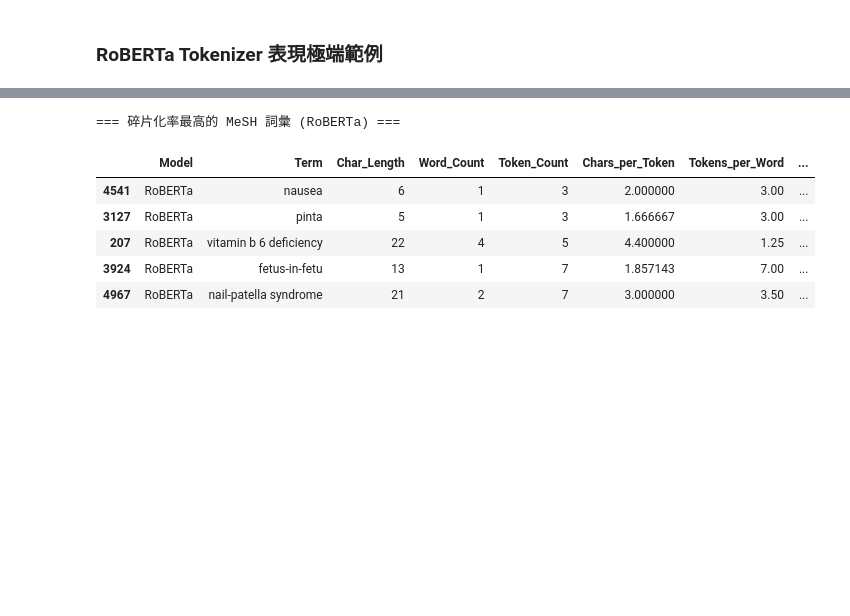
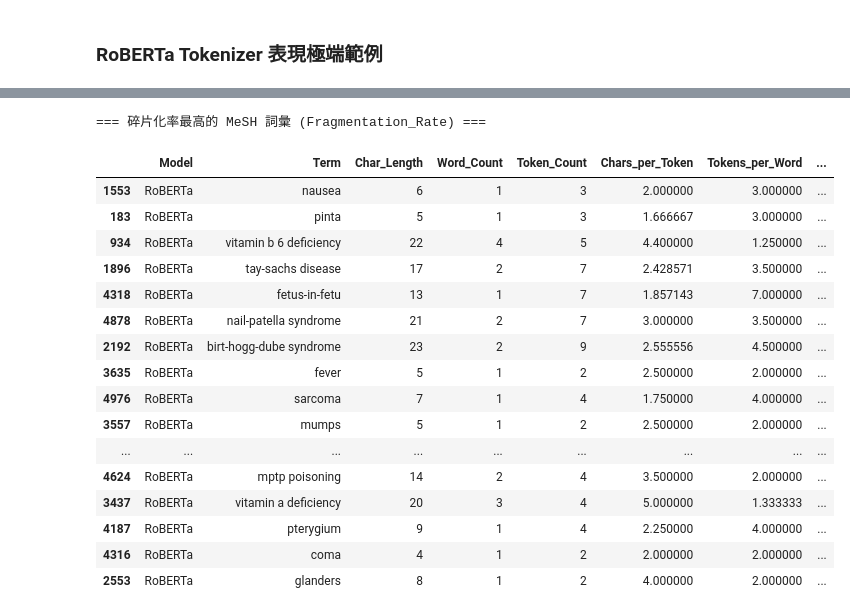
Before and after one commit to Heng1222/Ohsumed_classification, a Jupyter notebook: Model/Token_size_distribution.ipynb, the cells around one changed output, grey strips where cells are left out. Cells and saved outputs as stored; diff of their text form; code cells hidden in the pictures; blank space fills up the shorter version.

```diff
--- a/Model/Token_size_distribution.ipynb
+++ b/Model/Token_size_distribution.ipynb
@@ -51,11 +51,13 @@ def get_random_nouns_df(num_words: int) -> list:
     df_output = pd.DataFrame(random_nouns, columns=['Random_Noun'])
 
     print(f"✅ 已從高品質日常語料中隨機挑選 {len(random_nouns)} 個名詞！")
-    return df_output['Random_Noun'].tolist()
+    result = df_output['Random_Noun'].tolist()
+    random.shuffle(result)
+    return result
 
 # --- 使用範例 ---
-# my_word_list = get_random_nouns_df(3000)
-# print(my_word_list[:10])
+my_word_list = get_random_nouns_df(3000)
+print(my_word_list[:20])
 # %% [output]
 [nltk_data] Downloading package brown to /root/nltk_data...
 [nltk_data]   Package brown is already up-to-date!
@@ -263,12 +259,23 @@ display(display_df.sort_values(by='Chars_per_Token', ascending=True).head(30))
 # %%
 # 顯示碎片化率最高的前 5 個 MeSH 詞彙 (表示這些詞彙被拆解成單字元的比例最高)
-print("\n=== 碎片化率最高的 MeSH 詞彙 (RoBERTa) ===")
-display(display_df.sort_values(by='Fragmentation_Rate', ascending=False).head(5))
+print("\n=== 碎片化率最高的 MeSH 詞彙 (Fragmentation_Rate) ===")
+display(display_df.sort_values(by='Fragmentation_Rate', ascending=False).head(20))
 # %% [output]
-=== 碎片化率最高的 MeSH 詞彙 (RoBERTa) ===
+=== 碎片化率最高的 MeSH 詞彙 (Fragmentation_Rate) ===
 |  | Model | Term | Char_Length | Word_Count | Token_Count | Chars_per_Token | Tokens_per_Word | ... |
-| 4541 | RoBERTa | nausea | 6 | 1 | 3 | 2.000000 | 3.00 | ... |
-| 3127 | RoBERTa | pinta | 5 | 1 | 3 | 1.666667 | 3.00 | ... |
-| 207 | RoBERTa | vitamin b 6 deficiency | 22 | 4 | 5 | 4.400000 | 1.25 | ... |
-| 3924 | RoBERTa | fetus-in-fetu | 13 | 1 | 7 | 1.857143 | 7.00 | ... |
-| 4967 | RoBERTa | nail-patella syndrome | 21 | 2 | 7 | 3.000000 | 3.50 | ... |
+| 1553 | RoBERTa | nausea | 6 | 1 | 3 | 2.000000 | 3.000000 | ... |
+| 183 | RoBERTa | pinta | 5 | 1 | 3 | 1.666667 | 3.000000 | ... |
+| 934 | RoBERTa | vitamin b 6 deficiency | 22 | 4 | 5 | 4.400000 | 1.250000 | ... |
+| 1896 | RoBERTa | tay-sachs disease | 17 | 2 | 7 | 2.428571 | 3.500000 | ... |
+| 4318 | RoBERTa | fetus-in-fetu | 13 | 1 | 7 | 1.857143 | 7.000000 | ... |
+| 4878 | RoBERTa | nail-patella syndrome | 21 | 2 | 7 | 3.000000 | 3.500000 | ... |
+| 2192 | RoBERTa | birt-hogg-dube syndrome | 23 | 2 | 9 | 2.555556 | 4.500000 | ... |
+| 3635 | RoBERTa | fever | 5 | 1 | 2 | 2.500000 | 2.000000 | ... |
+| 4976 | RoBERTa | sarcoma | 7 | 1 | 4 | 1.750000 | 4.000000 | ... |
+| 3557 | RoBERTa | mumps | 5 | 1 | 2 | 2.500000 | 2.000000 | ... |
+| ... | ... | ... | ... | ... | ... | ... | ... | ... |
+| 4624 | RoBERTa | mptp poisoning | 14 | 2 | 4 | 3.500000 | 2.000000 | ... |
+| 3437 | RoBERTa | vitamin a deficiency | 20 | 3 | 4 | 5.000000 | 1.333333 | ... |
+| 4187 | RoBERTa | pterygium | 9 | 1 | 4 | 2.250000 | 4.000000 | ... |
+| 4316 | RoBERTa | coma | 4 | 1 | 2 | 2.000000 | 2.000000 | ... |
+| 2553 | RoBERTa | glanders | 8 | 1 | 2 | 4.000000 | 2.000000 | ... |
```
Also changed, not shown: parts of 3 cells of this notebook.
